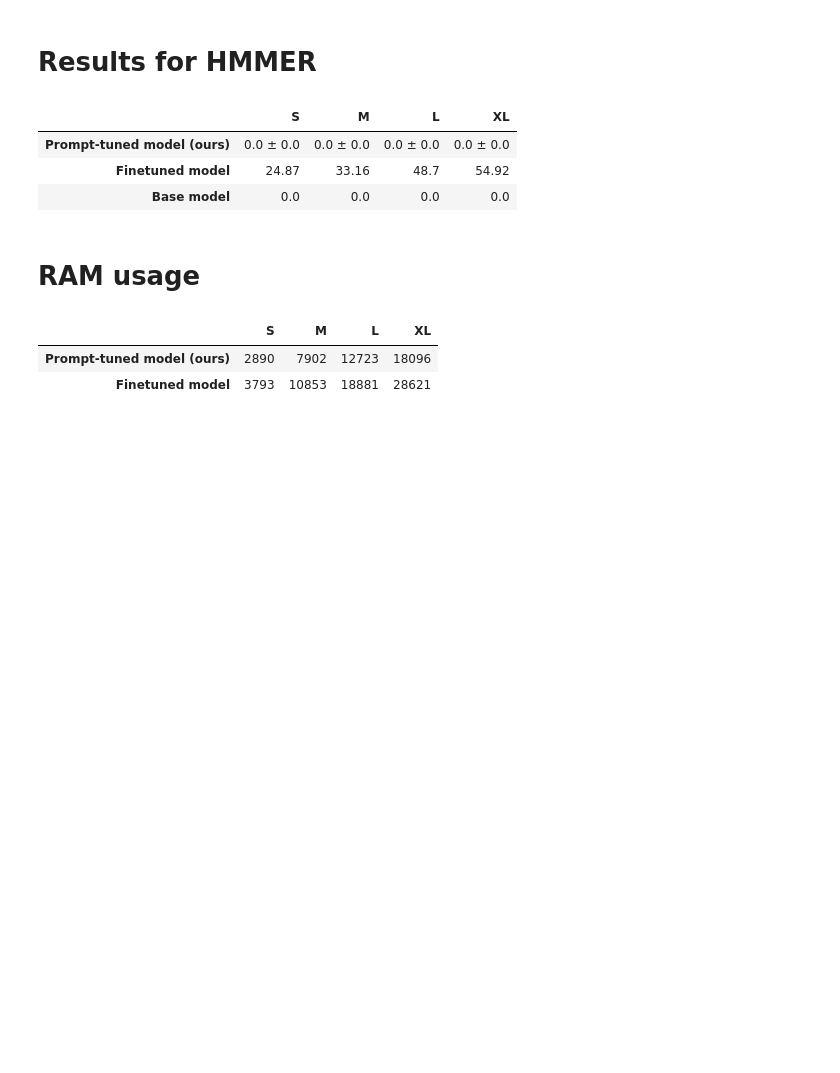
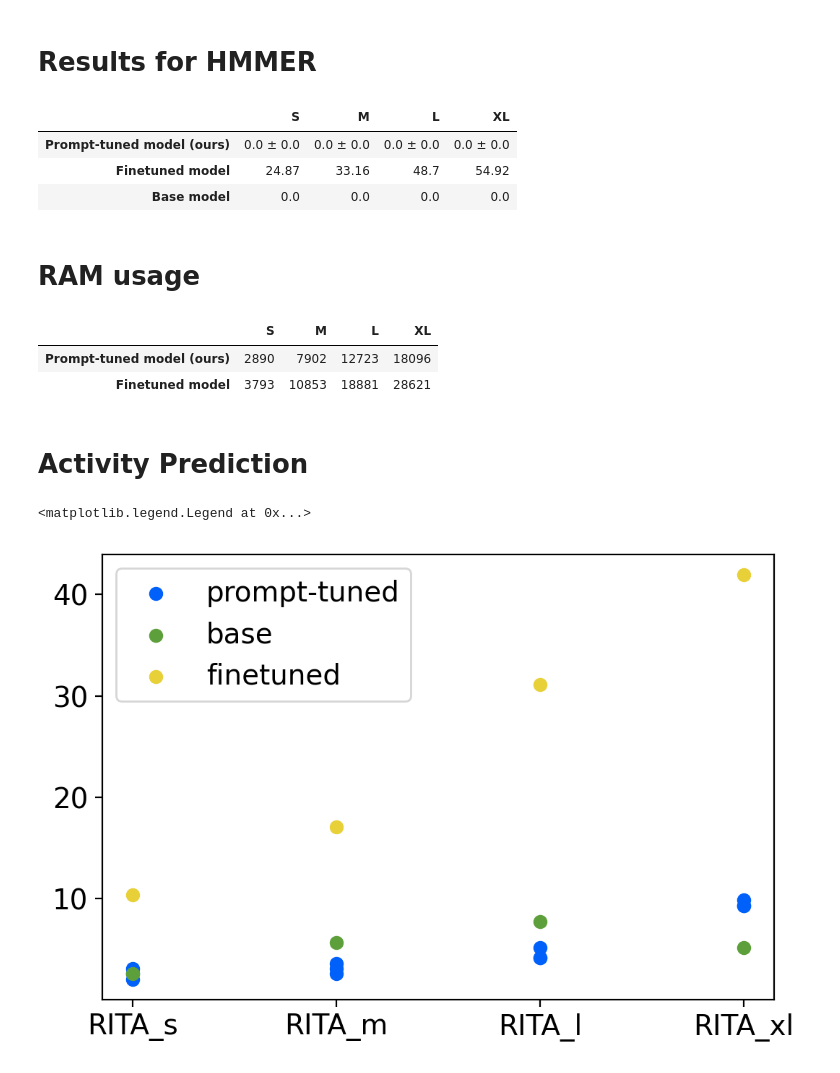
Before and after one commit to AndreaNathansen/protein-prompt-tuning, a Jupyter notebook: utils/results_plots.ipynb, the cells around one changed output. Cells and saved outputs as stored; diff of their text form; code cells hidden in the pictures; blank space fills up the shorter version.

Commit message:
finish activity-prediction cleanup - export aggregation result as csv - move plotting into utils/results_plots.ipynb - rename plot.ipynb to aggregate.ipynb - update README

```diff
--- a/utils/results_plots.ipynb
+++ b/utils/results_plots.ipynb
@@ -393,3 +393,25 @@ table_ram_results_all_sizes
 |  | S | M | L | XL |
 | Prompt-tuned model (ours) | 2890 | 7902 | 12723 | 18096 |
 | Finetuned model | 3793 | 10853 | 18881 | 28621 |
+# %% [markdown]
+# Activity Prediction
+# %%
+activity_data = pd.read_csv("../activity_prediction_metrics/test.csv").to_numpy()
+
+plt.figure(figsize=(6,4), dpi=200)
+
+keys, _, values = list(zip(*[t for t in activity_data if t[1] == 'pt']))
+plt.scatter(keys, values, c = '#0060fa', label='prompt-tuned')
+
+keys, _, values = list(zip(*[t for t in activity_data if t[1] == 'base']))
+plt.scatter(keys, values, c = '#5da03b', label='base')
+
+keys, _, values = list(zip(*[t for t in activity_data if t[1] == 'fine']))
+plt.scatter(keys, values, c = '#e8d138', label='finetuned')
+
+plt.rc('font', **{'size'   : '14'})
+
+plt.legend()
+# %% [output]
+<matplotlib.legend.Legend at 0x...>
+[figure, added]
```
Also changed, not shown: 3 other files.
